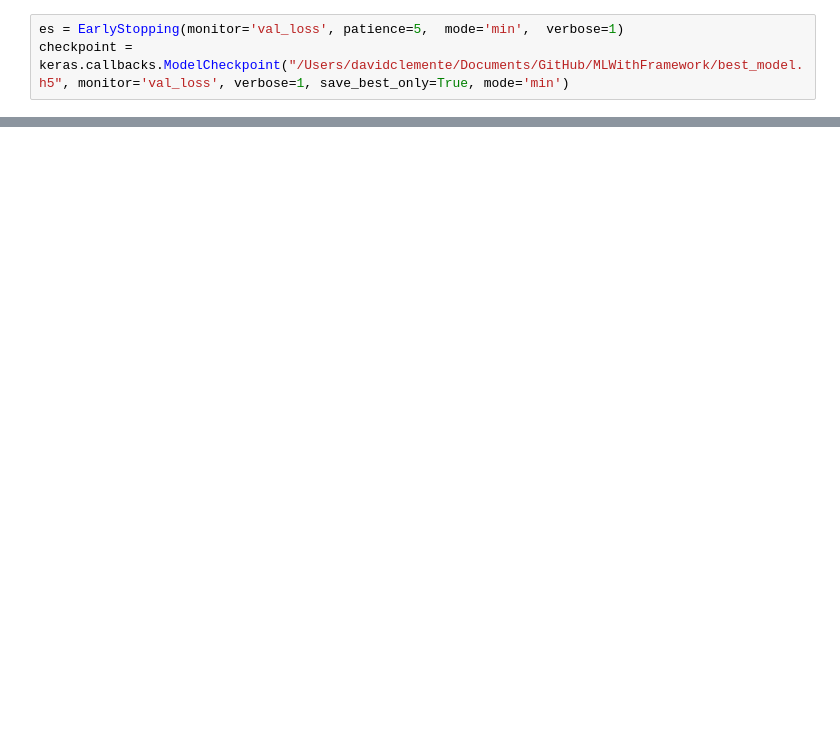
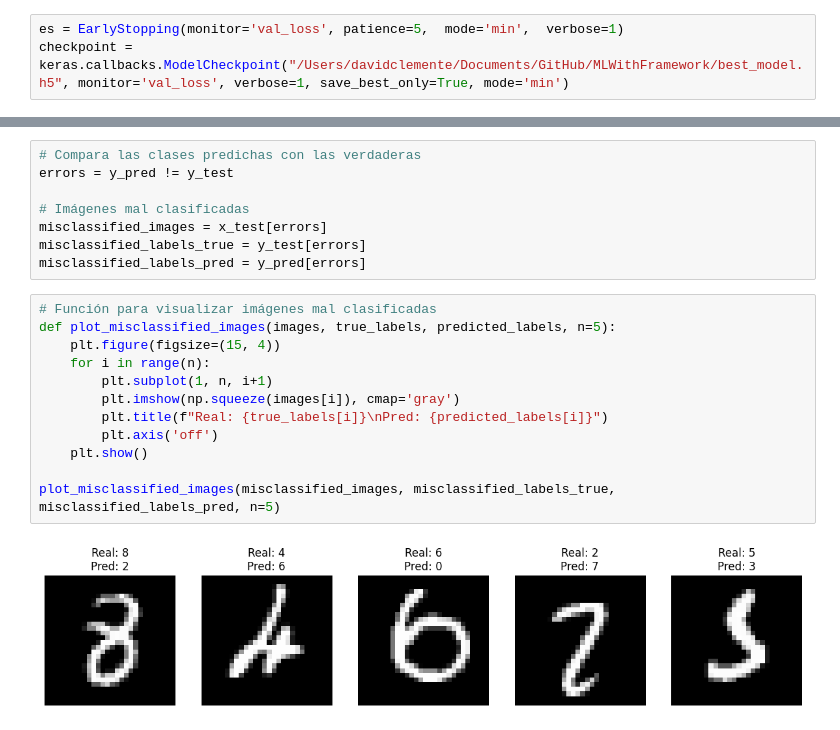
Before and after one commit to A01753740/MLWithFramework, a Jupyter notebook: handwrtiting.ipynb, the cells around one changed output, grey strips where cells are left out. Drawn from its saved outputs; the diff is of its cells as text; blank space fills up the shorter version.

```diff
--- a/handwrtiting.ipynb
+++ b/handwrtiting.ipynb
@@ -198,0 +231,22 @@ plt.show()
+# %%
+# Compara las clases predichas con las verdaderas
+errors = y_pred != y_test
+
+# Imágenes mal clasificadas
+misclassified_images = x_test[errors]
+misclassified_labels_true = y_test[errors]
+misclassified_labels_pred = y_pred[errors]
+# %%
+# Función para visualizar imágenes mal clasificadas
+def plot_misclassified_images(images, true_labels, predicted_labels, n=5):
+    plt.figure(figsize=(15, 4))
+    for i in range(n):
+        plt.subplot(1, n, i+1)
+        plt.imshow(np.squeeze(images[i]), cmap='gray')
+        plt.title(f"Real: {true_labels[i]}\nPred: {predicted_labels[i]}")
+        plt.axis('off')
+    plt.show()
+
+plot_misclassified_images(misclassified_images, misclassified_labels_true, misclassified_labels_pred, n=5)
+# %% [output]
+[figure, added]
```
Also changed, not shown: parts of 21 cells of this notebook, 6 other files.
